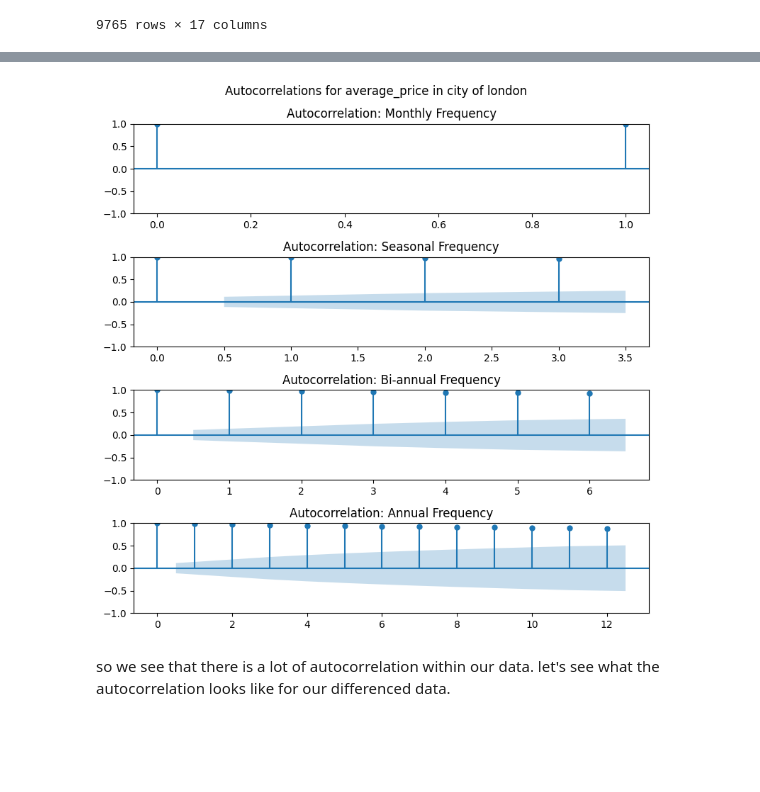
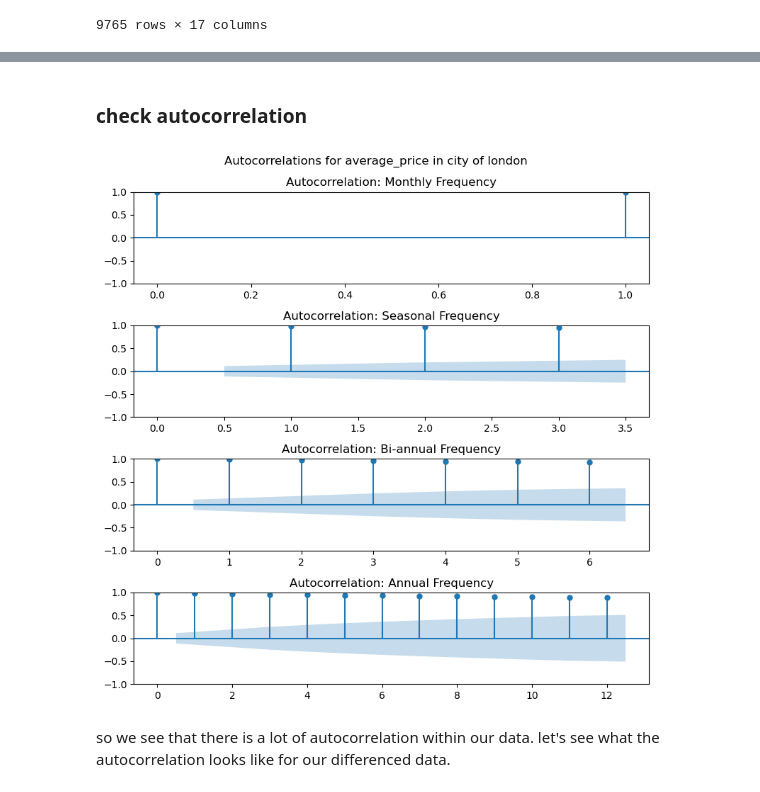
Before and after one commit to hlu109/math462_project, a Jupyter notebook: scripts/data_exploration.ipynb, the cells around one changed output, grey strips where cells are left out. Cells and saved outputs as stored; diff of their text form; code cells hidden in the pictures; blank space fills up the shorter version.

```diff
--- a/scripts/data_exploration.ipynb
+++ b/scripts/data_exploration.ipynb
@@ -309,3 +378,6 @@ monthly_data = load_interpolated_data()
+# %%
+monthly_interpolated_data = load_interpolated_data()
+monthly_data, yearly_data = load_dataset()
 # %%
 # for col in [
 #         'median_salary', 'population_size', 'number_of_jobs', 'area_size',
@@ -339,22 +507,24 @@ plt.plot(monthly_data.loc[monthly_data.area==a, 'average_price_d1'])
+# %% [markdown]
+### check autocorrelation
 # %%
 lags = [
-    1, # monthly
-    3, # seasonally
-    6, # bi-annually
-    12 # annually
+    1,  # monthly
+    3,  # seasonally
+    6,  # bi-annually
+    12  # annually
 ]
 # lags = [3 * samples_per_hour, samples_per_day, samples_per_week]
-titles= ['Autocorrelation: Monthly Frequency',
-         'Autocorrelation: Seasonal Frequency',
-         'Autocorrelation: Bi-annual Frequency',
-         'Autocorrelation: Annual Frequency']
+titles = [
+    'Autocorrelation: Monthly Frequency', 'Autocorrelation: Seasonal Frequency',
+    'Autocorrelation: Bi-annual Frequency', 'Autocorrelation: Annual Frequency'
+]
 
 area = "city of london"
 col = 'average_price'
 suptitle = f'Autocorrelations for {col} in {area}'
 plot_multi_acf(get_area(monthly_data, area)[col], lags, titles, suptitle)
 # %% [output]
-[figure, old version]
+[figure, new version]
 # %% [markdown]
 so we see that there is a lot of autocorrelation within our data. let's see what the autocorrelation looks like for our differenced data.
 # %%
```
Also changed, not shown: parts of 25 cells of this notebook, 4 other files.
